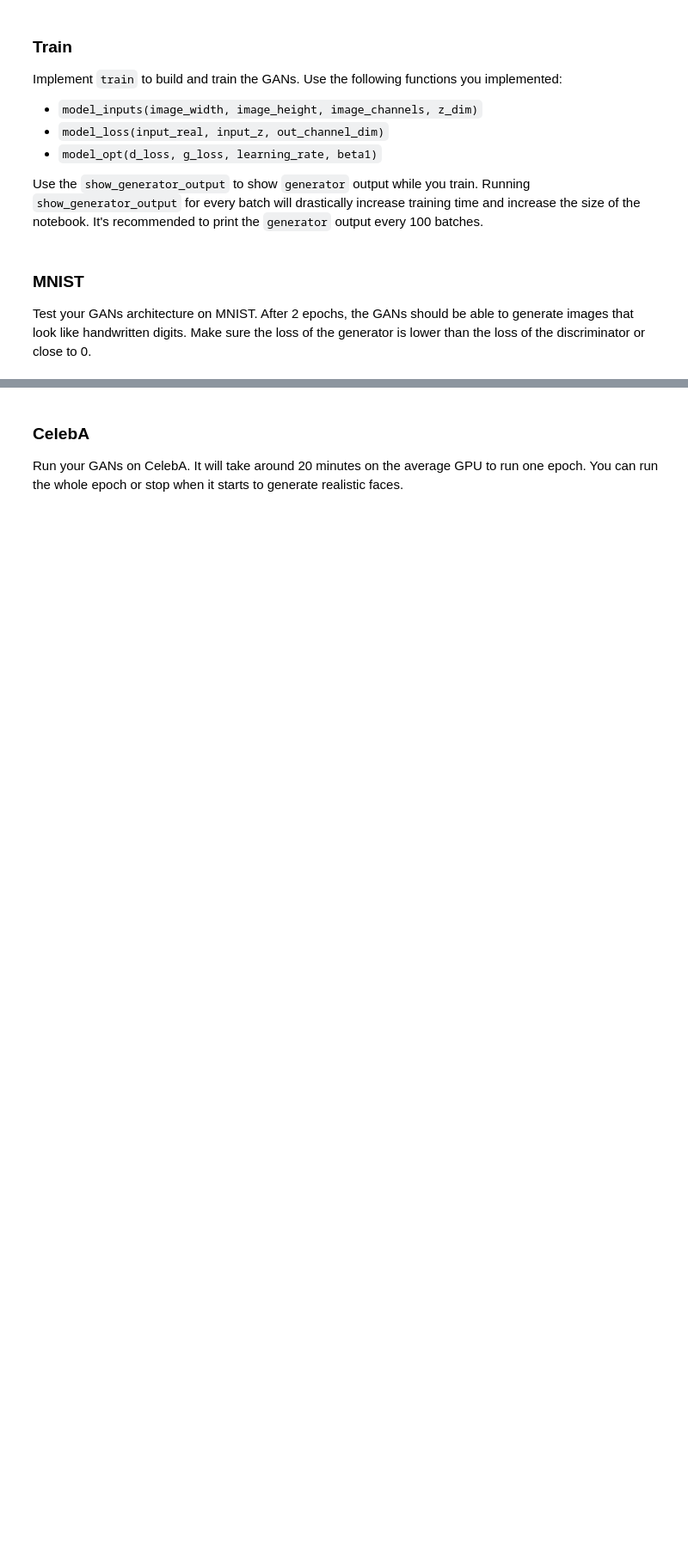
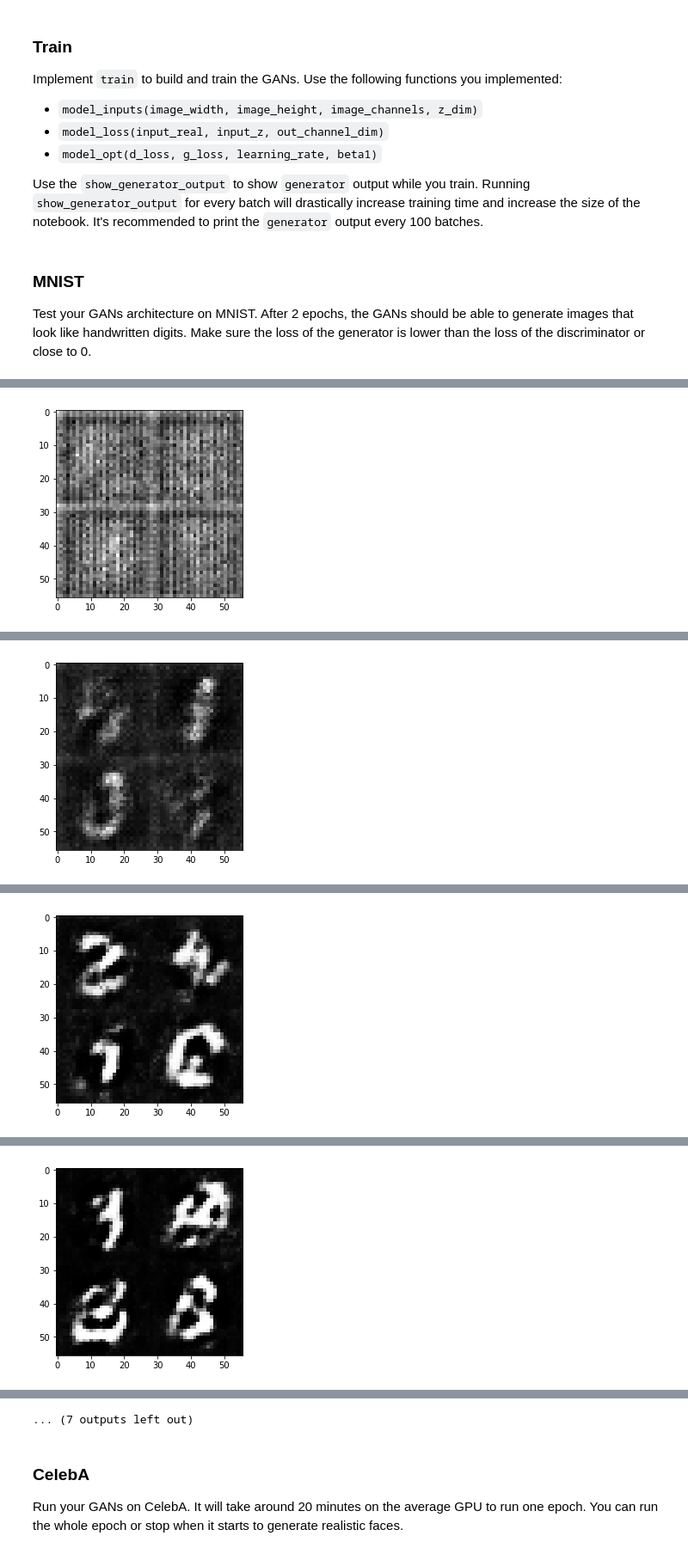
Before and after one commit to myfunprograms/deep_learning, a Jupyter notebook: project5/files/dlnd_face_generation.ipynb, the cells around one changed output, grey strips where cells are left out. Shown: that part at 86% size. Saved outputs shown, nothing was run; the diff lists cells and outputs as text; code cells hidden in the pictures; blank space fills up the shorter version.

Commit message:
Tune the parameters to use GPU trained in AWS

```diff
--- a/project5/files/dlnd_face_generation.ipynb
+++ b/project5/files/dlnd_face_generation.ipynb
@@ -117,7 +119,7 @@ def model_inputs(image_width, image_height, image_channels, z_dim):
     # TODO: Implement Function
     input_real = tf.placeholder(tf.float32, [None, image_width, image_height, image_channels], name='input_real')
     input_z = tf.placeholder(tf.float32, [None, z_dim], name='input_z')
-    learning_rate = tf.placeholder(tf.float32, name='learning_rate')
+    learning_rate = tf.placeholder(tf.float32, None, name='learning_rate')
 
     return input_real, input_z, learning_rate
 
@@ -179,7 +181,7 @@ def generator(z, out_channel_dim, is_train=True):
     """
     # TODO: Implement Function
     with tf.variable_scope('generator', reuse=not is_train):
-        alpha = 0.9
+        alpha = 0.1
 
         # First layer: fully connected
         x1 = tf.layers.dense(z, 7*7*128, activation=None)
@@ -229,8 +231,9 @@ def model_loss(input_real, input_z, out_channel_dim):
                     tf.nn.sigmoid_cross_entropy_with_logits(logits=d_logits_fake,
                                                             labels=tf.zeros_like(d_logits_fake)))
     d_loss = d_loss_real + d_loss_fake
-    g_loss = tf.reduce_mean(tf.nn.sigmoid_cross_entropy_with_logits(logits=d_loss_fake,
-                                                                   labels=tf.ones_like(d_loss_fake)))
+    g_loss = tf.reduce_mean(\
+                    tf.nn.sigmoid_cross_entropy_with_logits(logits=d_loss_fake,
+                                                            labels=tf.ones_like(d_loss_fake)))
 
     return d_loss, g_loss
 
@@ -323,13 +326,11 @@ def train(epoch_count, batch_size, z_dim, learning_rate, beta1, get_batches, dat
     :param data_image_mode: The image mode to use for images ("RGB" or "L")
     """
     # TODO: Build Model
-    sample_z = np.random.uniform(-0.5, 0.5, size=(72, z_dim))
-    samples, losses = [], []
     steps = 0
     num_batches = data_shape[0] // batch_size
 
     output_channel_dim = data_shape[3]
-    input_real, input_z, lr = model_inputs(data_shape[1], data_shape[2], output_channel_dim, z_dim)
+    input_real, input_z, lr = model_inputs(*data_shape[1:3], output_channel_dim, z_dim)
     d_loss, g_loss = model_loss(input_real, input_z, output_channel_dim)
     d_train_opt, g_train_opt = model_opt(d_loss, g_loss, lr, beta1)
 
@@ -340,35 +341,36 @@ def train(epoch_count, batch_size, z_dim, learning_rate, beta1, get_batches, dat
                 steps += 1
 
                 # TODO: Train Model
-                batch_z = np.random.uniform(-0.5, 0.5, size=(batch_size, z_dim))
+                batch_z = np.random.uniform(-1, 1, size=(batch_size, z_dim))
+                # Because the value is [-0.5, 0.5]
+                batch_image_real = batch_images * 2
 
                 # Run optimizers
-                _ = sess.run(d_train_opt, feed_dict={input_real: batch_images,
+                _ = sess.run(d_train_opt, feed_dict={input_real: batch_image_real,
                                                      input_z: batch_z,
                                                      lr: learning_rate})
-                _ = sess.run(g_train_opt, feed_dict={input_real: batch_images,
+                _ = sess.run(g_train_opt, feed_dict={input_real: batch_image_real,
                                                      input_z: batch_z,
                                                      lr: learning_rate})
 
                 if steps % 10 == 0:
-                    train_loss_d = d_loss.eval({input_real: batch_images, input_z: batch_z})
+                    train_loss_d = d_loss.eval({input_real: batch_image_real, input_z: batch_z})
                     train_loss_g = g_loss.eval({input_z: batch_z})
                     print('Epoch {}/{}...'.format(epoch_i+1, epoch_count),
                           'Batch {}/{}...'.format(idx, num_batches),
                           'Discriminator Loss: {:.4f}...'.format(train_loss_d),
                           'Generator Loss: {:.4f}...'.format(train_loss_g))
-                    losses.append((train_loss_d, train_loss_g))
 
-                if steps % 10 == 0:
+                if steps % 100 == 0:
                     show_generator_output(sess, 6, input_z, output_channel_dim, data_image_mode)
 # %% [markdown]
 ### MNIST
 Test your GANs architecture on MNIST.  After 2 epochs, the GANs should be able to generate images that look like handwritten digits.  Make sure the loss of the generator is lower than the loss of the discriminator or close to 0.
 # %%
-batch_size = 512
-z_dim = 100
-learning_rate = 0.001
-beta1 = 0.9
+batch_size = 128
+z_dim = 64
+learning_rate = 0.0001
+beta1 = 0.5
 
 """
 DON'T MODIFY ANYTHING IN THIS CELL THAT IS BELOW THIS LINE
@@ -379,3 +381,4 @@ mnist_dataset = helper.Dataset('mnist', glob(os.path.join(data_dir, 'mnist/*.jpg
 with tf.Graph().as_default():
     train(epochs, batch_size, z_dim, learning_rate, beta1, mnist_dataset.get_batches,
           mnist_dataset.shape, mnist_dataset.image_mode)
+# %% [output]
@@ -381,0 +395 @@ with tf.Graph().as_default():
+[figure, added]
@@ -381,0 +406 @@ with tf.Graph().as_default():
+[figure, added]
@@ -381,0 +417 @@ with tf.Graph().as_default():
+[figure, added]
@@ -381,0 +428 @@ with tf.Graph().as_default():
+[figure, added]
@@ -382,3 +451,4 @@ with tf.Graph().as_default():
+... (7 outputs left out)
 # %% [markdown]
 ### CelebA
 Run your GANs on CelebA.  It will take around 20 minutes on the average GPU to run one epoch.  You can run the whole epoch or stop when it starts to generate realistic faces.
```
Also changed, not shown: parts of 7 cells of this notebook.
